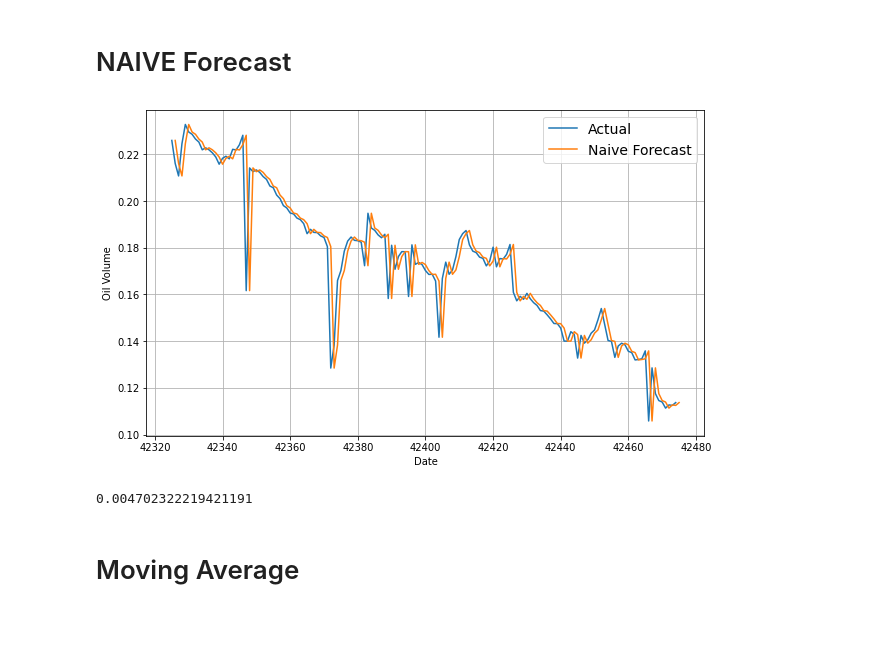
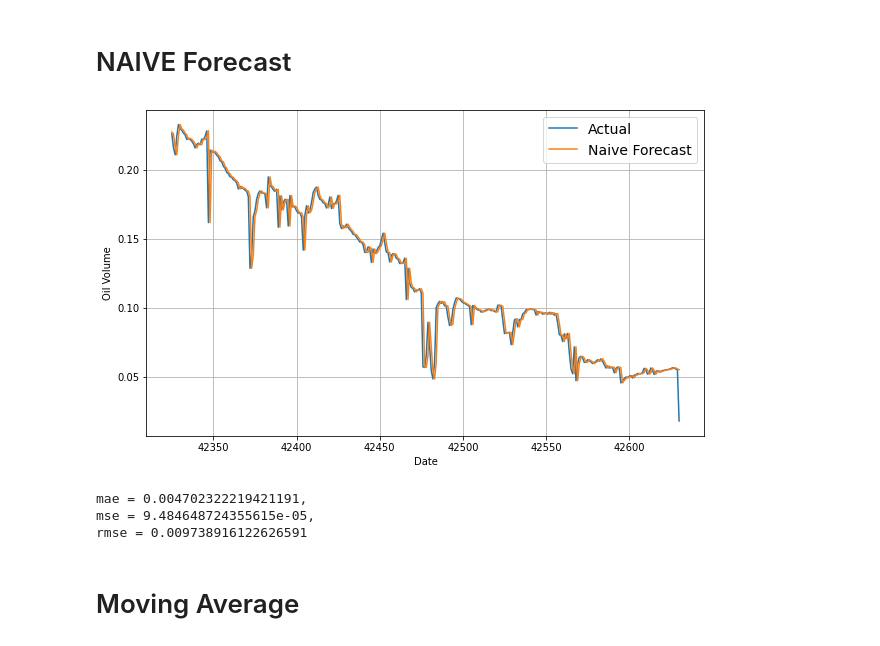
Before and after one commit to topefolorunso/NN-Based-Oil-Prediction-Model-w-Time-Series-Forecasting, a Jupyter notebook: 507_508/model.ipynb, the cells around one changed output. Saved outputs shown, nothing was run; the diff lists cells and outputs as text; code cells hidden in the pictures.

```diff
--- a/507_508/model.ipynb
+++ b/507_508/model.ipynb
@@ -110,16 +111,22 @@ print(x_train.shape, x_valid.shape, date_train.shape, date_valid.shape)
 naive_forecast = oil_data[split_date - 1:-1]
 # %%
 plt.figure(figsize=(10, 6))
-plot_series(date_valid, x_valid, start=0, end=150, label="Actual")
-plot_series(date_valid, naive_forecast, start=1, end=151, label="Naive Forecast")
+plot_series(date_valid, x_valid, label="Actual")
+plot_series(date_valid, naive_forecast, label="Naive Forecast")
 
 plt.show()
 # %% [output]
-[figure, old version]
+[figure, new version]
 # %%
-keras.metrics.mean_absolute_error(x_valid, naive_forecast).numpy()
+mae = keras.metrics.mean_absolute_error(x_valid, naive_forecast).numpy()
+mse = keras.metrics.mean_squared_error(x_valid, naive_forecast).numpy()
+rmse = math.sqrt(mse)
+
+print(f'mae = {mae}, \nmse = {mse}, \nrmse = {rmse}')
 # %% [output]
-0.004702322219421191
+mae = 0.004702322219421191,
+mse = 9.484648724355615e-05,
+rmse = 0.009738916122626591
 # %% [markdown]
 # Moving Average
 # %%
```
Also changed, not shown: parts of 8 cells of this notebook, 1 other file.
